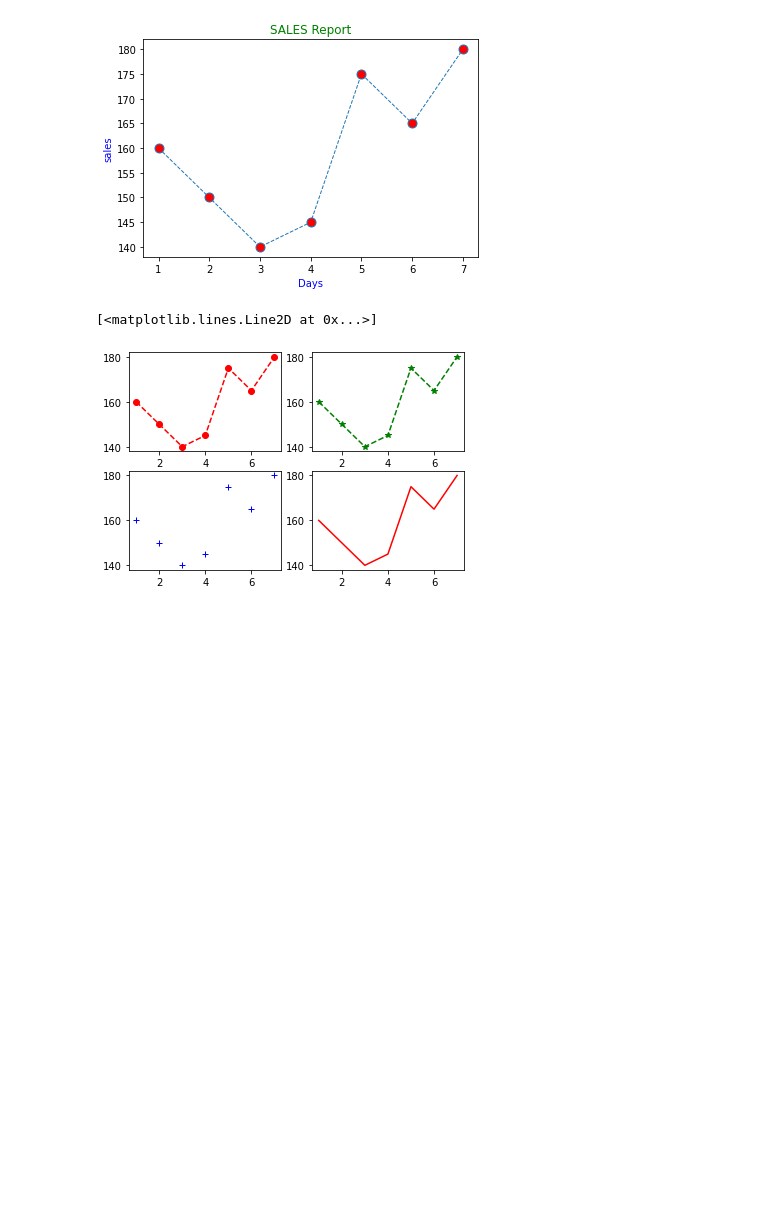
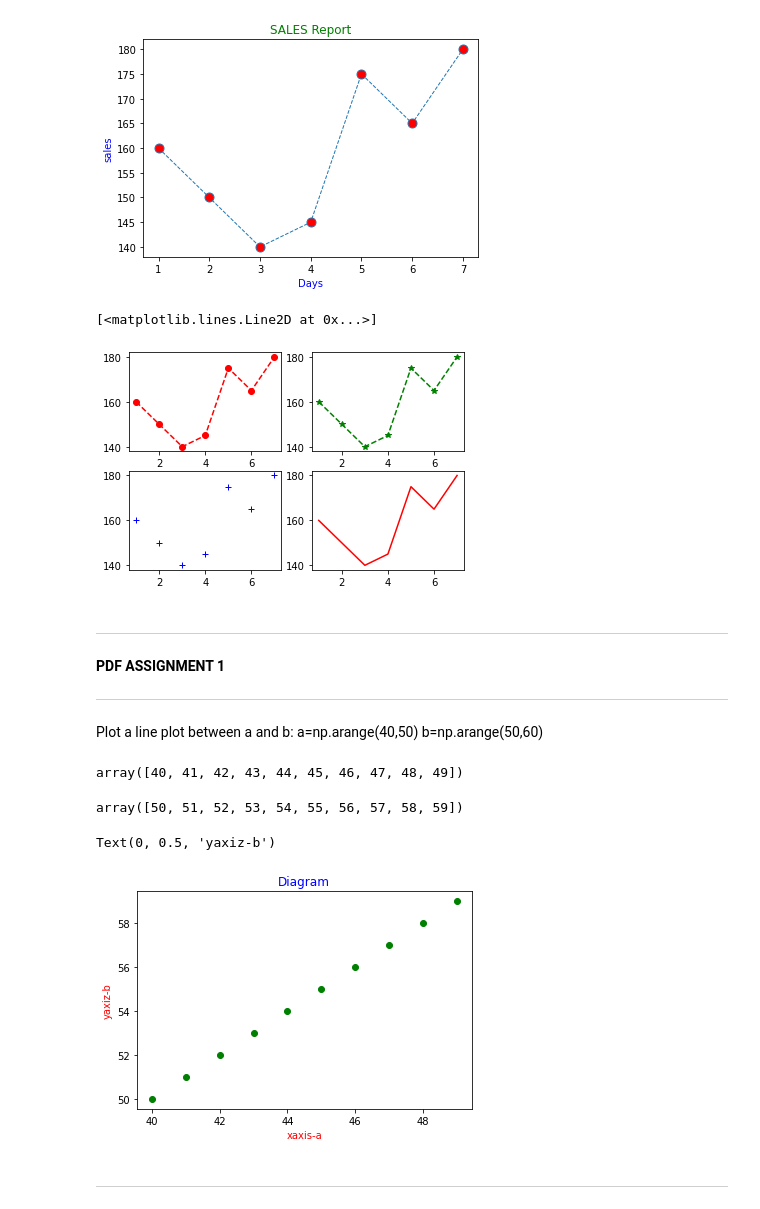
Before and after one commit to LP-Shreya/Assignments-Data_Visualization, a Jupyter notebook: Day1_Assignment.ipynb, the cells around one changed output. Cells and saved outputs as stored; diff of their text form; code cells hidden in the pictures; blank space fills up the shorter version.

```diff
--- a/Day1_Assignment.ipynb
+++ b/Day1_Assignment.ipynb
@@ -87,3 +91,39 @@ plt.plot(days,sales,'r')
 # %% [output]
 [<matplotlib.lines.Line2D at 0x...>]
 [figure]
+# %% [markdown]
+
+
+---
+# %% [markdown]
+**PDF ASSIGNMENT 1**
+
+---
+
+
+Plot a line plot between a and b:
+a=np.arange(40,50)
+b=np.arange(50,60)
+# %%
+a=np.arange(40,50)
+b=np.arange(50,60)
+# %%
+a
+# %% [output]
+array([40, 41, 42, 43, 44, 45, 46, 47, 48, 49])
+# %%
+b
+# %% [output]
+array([50, 51, 52, 53, 54, 55, 56, 57, 58, 59])
+# %%
+plt.plot(a,b,'go')
+plt.title('Diagram',c='b')
+plt.xlabel('xaxis-a',c='r')
+plt.ylabel("yaxiz-b",c='r')
+# %% [output]
+Text(0, 0.5, 'yaxiz-b')
+[figure, added]
+# %% [markdown]
+
+
+---
```
Also changed, not shown: parts of 10 cells of this notebook.
